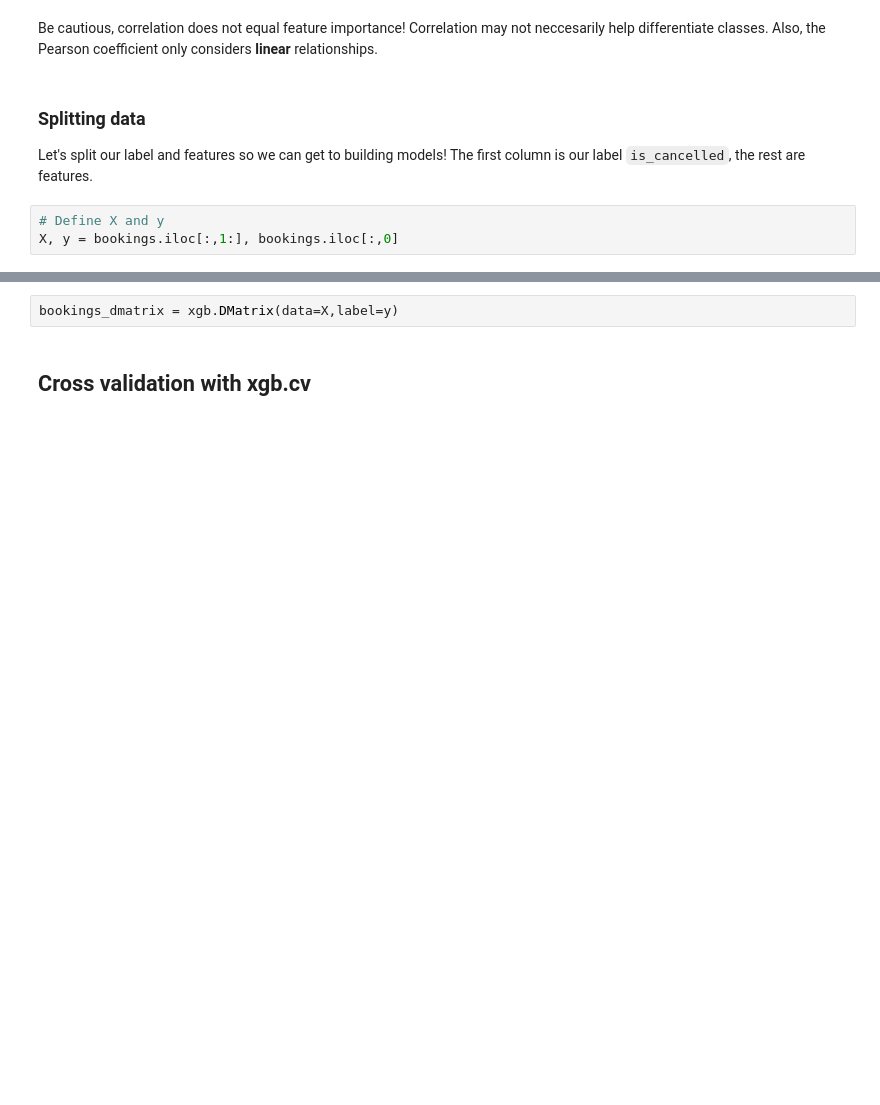
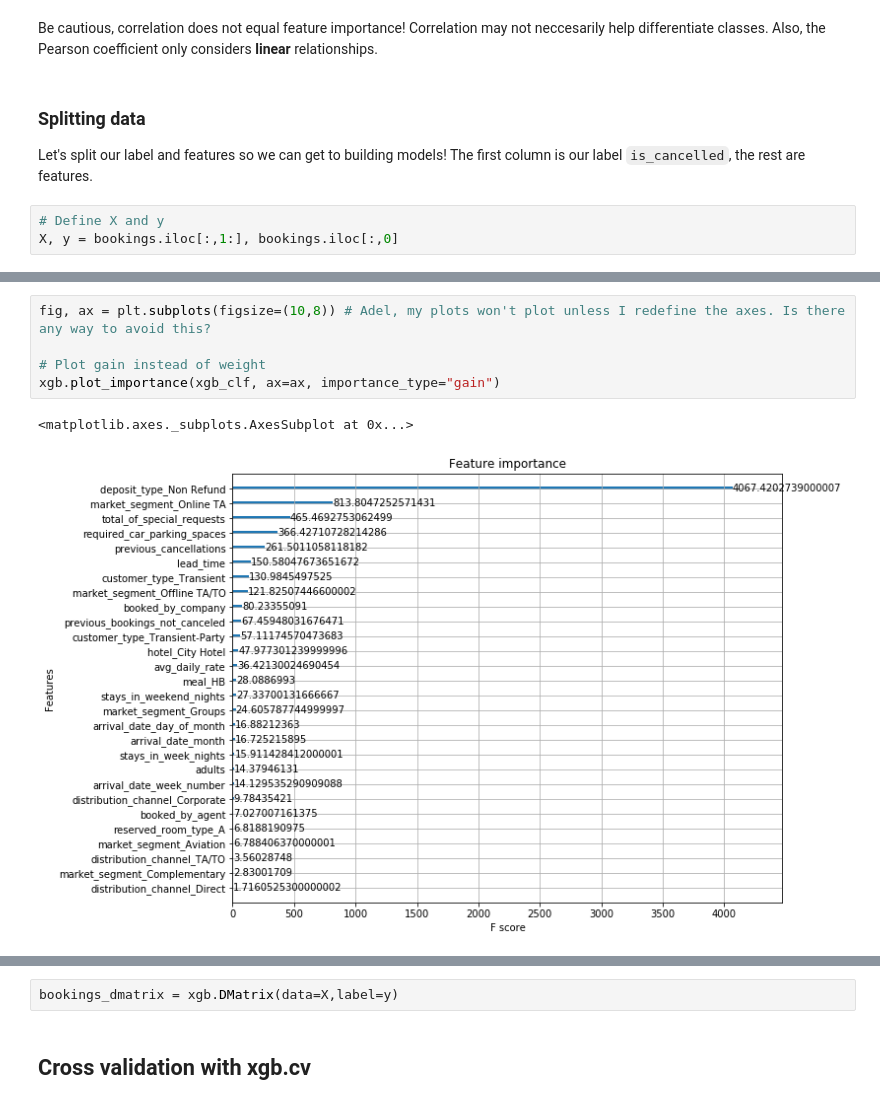
Before and after one commit to datacamp/Machine-Learning-With-XGboost-live-training, a Jupyter notebook: notebooks/python_live_session_template.ipynb, the cells around one changed output, grey strips where cells are left out. Saved outputs shown, nothing was run; the diff lists cells and outputs as text; blank space fills up the shorter version.

```diff
--- a/notebooks/python_live_session_template.ipynb
+++ b/notebooks/python_live_session_template.ipynb
@@ -200,0 +245,8 @@ xgb.plot_importance(xg_cl)
+# %%
+fig, ax = plt.subplots(figsize=(10,8)) # Adel, my plots won't plot unless I redefine the axes. Is there any way to avoid this?
+
+# Plot gain instead of weight
+xgb.plot_importance(xgb_clf, ax=ax, importance_type="gain")
+# %% [output]
+<matplotlib.axes._subplots.AxesSubplot at 0x...>
+[figure, added]
```
Also changed, not shown: parts of 18 cells of this notebook, 6 other files.
